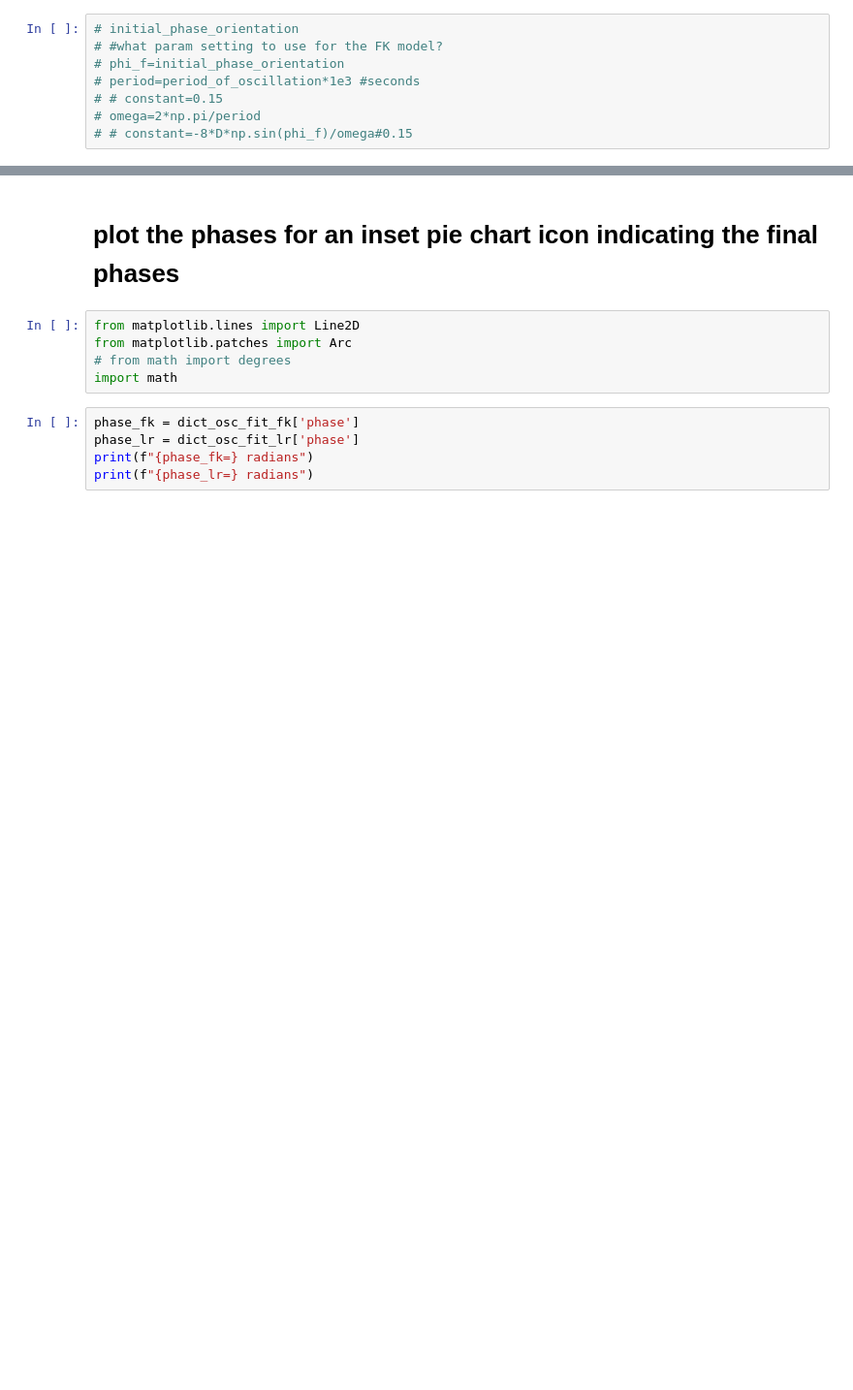
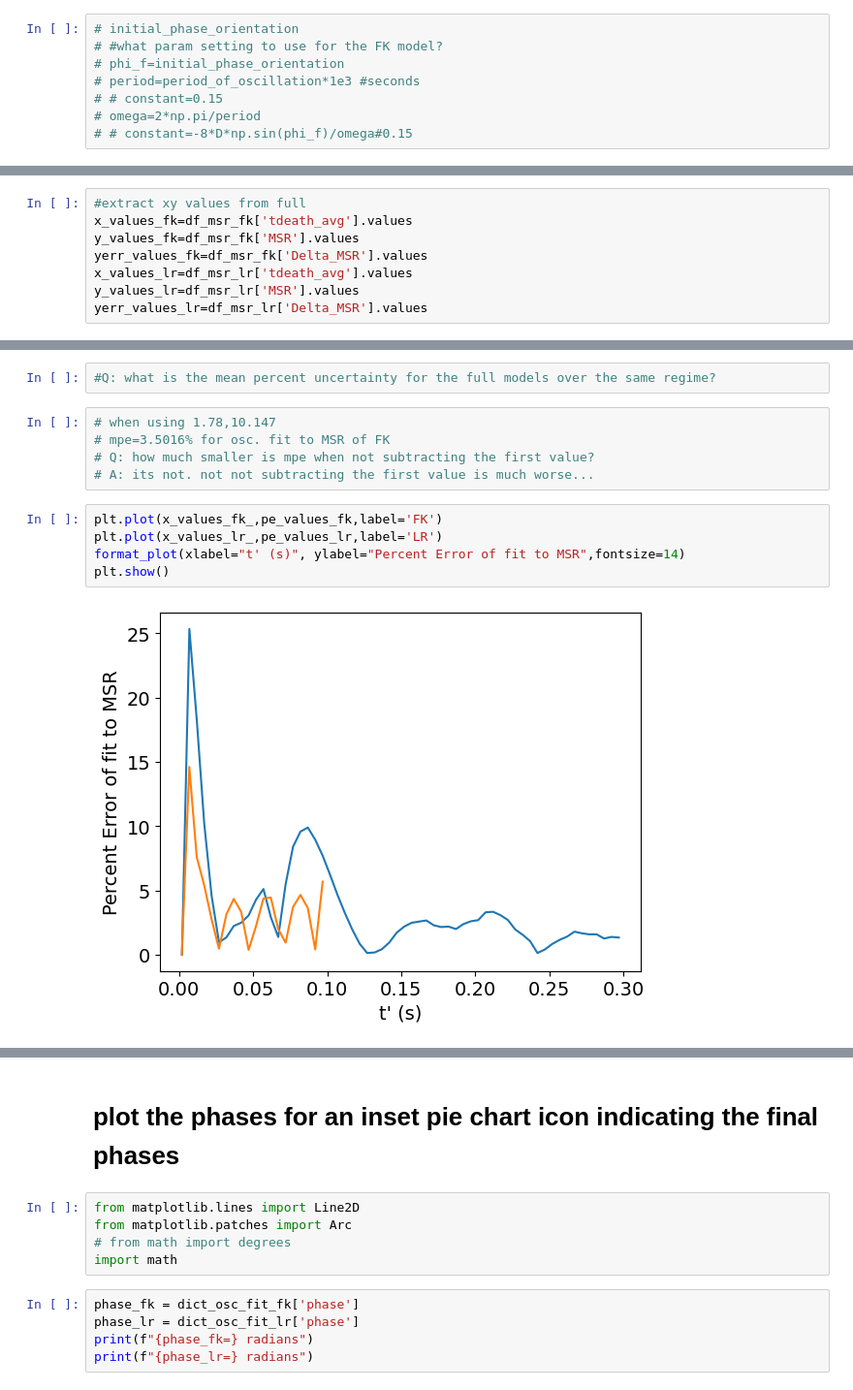
Before and after one commit to timtyree/bgmc, a Jupyter notebook: python/Generation of figure 4.ipynb, the cells around one changed output, grey strips where cells are left out. Shown at 97% size. Drawn from its saved outputs; the diff is of its cells as text; blank space fills up the shorter version.

```diff
--- a/python/Generation of figure 4.ipynb
+++ b/python/Generation of figure 4.ipynb
@@ -958,0 +524,8 @@ plt.show()
+# %%
+#extract xy values from full
+x_values_fk=df_msr_fk['tdeath_avg'].values
+y_values_fk=df_msr_fk['MSR'].values
+yerr_values_fk=df_msr_fk['Delta_MSR'].values
+x_values_lr=df_msr_lr['tdeath_avg'].values
+y_values_lr=df_msr_lr['MSR'].values
+yerr_values_lr=df_msr_lr['Delta_MSR'].values
@@ -959,2 +622,16 @@ plt.show()
+# %%
+#Q: what is the mean percent uncertainty for the full models over the same regime?
+# %%
+# when using 1.78,10.147
+# mpe=3.5016% for osc. fit to MSR of FK
+# Q: how much smaller is mpe when not subtracting the first value?
+# A: its not. not not subtracting the first value is much worse...
+# %%
+plt.plot(x_values_fk_,pe_values_fk,label='FK')
+plt.plot(x_values_lr_,pe_values_lr,label='LR')
+format_plot(xlabel="t' (s)", ylabel="Percent Error of fit to MSR",fontsize=14)
+plt.show()
+# %% [output]
+[figure, added]
 # %%
 label_lst=["Lin. ", "Lin."]
```
Also changed, not shown: parts of 39 cells of this notebook, 6 other files.
